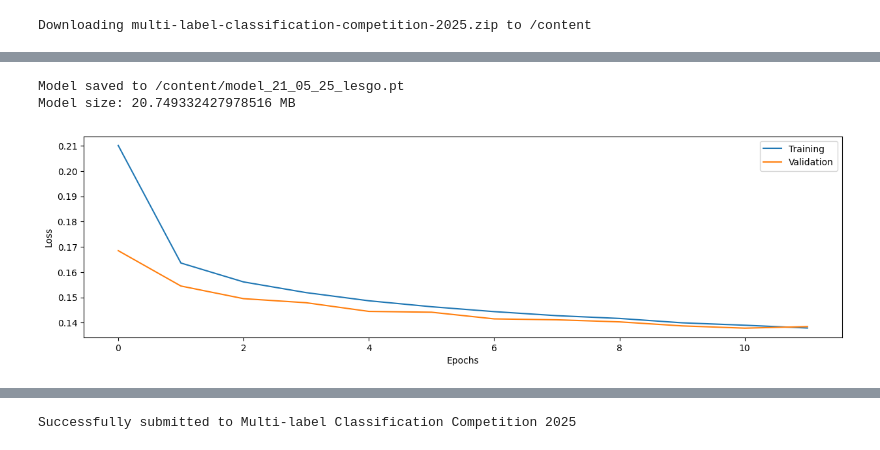
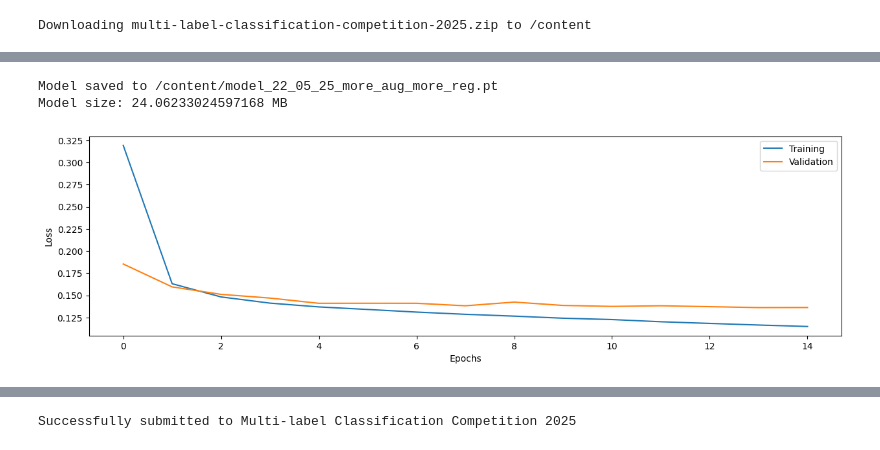
Before and after one commit to deding2000/COMP5329_Ass2, a Jupyter notebook: main_notebook.ipynb, the cells around one changed output, grey strips where cells are left out. Saved outputs shown, nothing was run; the diff lists cells and outputs as text; code cells hidden in the pictures.

```diff
--- a/main_notebook.ipynb
+++ b/main_notebook.ipynb
@@ -43,10 +43,11 @@ class CNN(nn.Module):
         self.bn1 = nn.BatchNorm2d(8)
         self.bn2 = nn.BatchNorm2d(16)
         self.bn3 = nn.BatchNorm2d(32)
+        self.bn4 = nn.BatchNorm1d(1000)
         #self.dropout1 = nn.Dropout3d(1-0.9)
         self.dropout2 = nn.Dropout3d(0.25)
-        self.dropout3 = nn.Dropout(0.1)
-        self.fc1 = nn.Linear(5408, 1000)
+        self.dropout3 = nn.Dropout(0.25)
+        self.fc1 = nn.Linear(6272, 1000)
         self.fc2 = nn.Linear(1000, 19)
 
     def forward(self, x):
@@ -56,7 +57,7 @@ class CNN(nn.Module):
         #x = self.dropout2(x)
         x = torch.flatten(x, 1) # flatten all dimensions except batch
         x = self.dropout3(x)
-        x = F.relu(self.fc1(x))
+        x = F.relu(self.bn4(self.fc1(x)))
         x = self.dropout3(x)
         logits = self.fc2(x)
         return logits
@@ -81,14 +82,14 @@ import numpy as np
 from tqdm import tqdm
 
 # Hyperparameters
-batch_size = 512
+batch_size = 256
 lr = 0.0001
 weight_decay = 0
-INPUT_HEIGHT = 248
-INPUT_WIDTH = 248
-# To remove class 12
+INPUT_HEIGHT = 256
+INPUT_WIDTH = 256
+# Can be used in BCE loss function:
 #weights = torch.ones(19)
-#weights[11] = 0
+
 
 # Set device to GPU if this is available
 use_cuda = True if torch.cuda.is_available() else False
@@ -121,7 +122,8 @@ resize = transforms.Resize(size=(INPUT_HEIGHT,
 trainTransforms_basic = transforms.Compose(
     [resize,transforms.ToTensor()])
 trainTransforms_augment = transforms.Compose(
-    [resize,transforms.RandomHorizontalFlip(),transforms.RandomAffine(degrees=90),transforms.ColorJitter(),transforms.ToTensor()])#transforms.RandomCrop(size=124,padding=2,pad_if_needed=True)
+    [resize,transforms.RandomHorizontalFlip(),transforms.RandomAffine(degrees=90),transforms.RandomCrop(size=256,pad_if_needed=True),transforms.ColorJitter(),transforms.ToTensor()])
+#transforms.RandomCrop(size=124,padding=2,pad_if_needed=True)
 testTransforms = transforms.Compose([resize,transforms.ToTensor()])
 
 # Create dataloaders
@@ -149,7 +151,7 @@ validation_loader = DataLoader(validation_dataset)
 
 # Training
 log_interval = 100 # How often we print train loss
-train_losses, test_losses = train_network(log_interval,model, device, subset_train_loader, validation_loader,optimizer, loss,epochs=12)
+train_losses, test_losses = train_network(log_interval,model, device, subset_train_loader, validation_loader,optimizer, loss,epochs=15)
 
 plt.figure(figsize=(15,4))
 plt.plot(train_losses,label="Training")
@@ -183,38 +185,38 @@ Train Epoch: 10 [0/23996 (0%)]  Loss: 0.148608
 # %%
 # save model, scores and plot and check size of model is under 100MB
-model_name = "21_05_25_lesgo"
+model_name = "22_05_25_more_aug_more_reg"
 
 def get_model_size_mb(model):
     path = "temp_model.pth"
     torch.save(model.state_dict(), path)
     size_mb = os.path.getsize(path) / (1024 * 1024)
     os.remove(path)
     return size_mb
 
 path_name_model = "/content/model_" + model_name+".pt"
-path_name_plot = "/content/model_" + model_name + "loss.png"
-path_name_scores = "/content/model_" + model_name + "scores.txt"
+path_name_plot = "/content/model_" + model_name + "_losscurve.png"
+path_name_scores = "/content/model_" + model_name + "_scores.txt"
 
 torch.save(model.state_dict(), path_name_model)
 print(f"Model saved to {path_name_model}")
 size_mb = os.path.getsize(path_name_model) / (1024 * 1024)
 print(f"Model size: {size_mb} MB")
 
 plt.figure(figsize=(15,4))
 plt.plot(train_losses,label="Training")
 plt.plot(test_losses,label="Validation")
 plt.ylabel("Loss")
 plt.xlabel("Epochs")
 plt.legend(loc='upper right')
 plt.savefig(path_name_plot)
 
 import json
 with open(path_name_scores, 'w') as file:
      file.write(json.dumps(metrics))
 # %% [output]
-Model saved to /content/model_21_05_25_lesgo.pt
-Model size: 20.749332427978516 MB
+Model saved to /content/model_22_05_25_more_aug_more_reg.pt
+Model size: 24.06233024597168 MB
-[figure, old version]
+[figure, new version]
 # %%
 # Training new model on the full dataset
 model_full = CNN().to(device)
```
Also changed, not shown: parts of 3 cells of this notebook.
